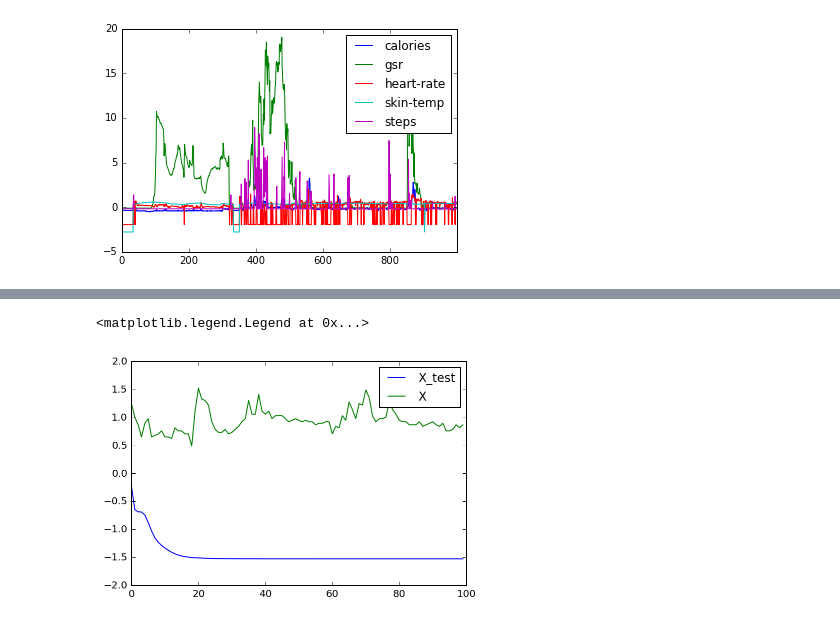
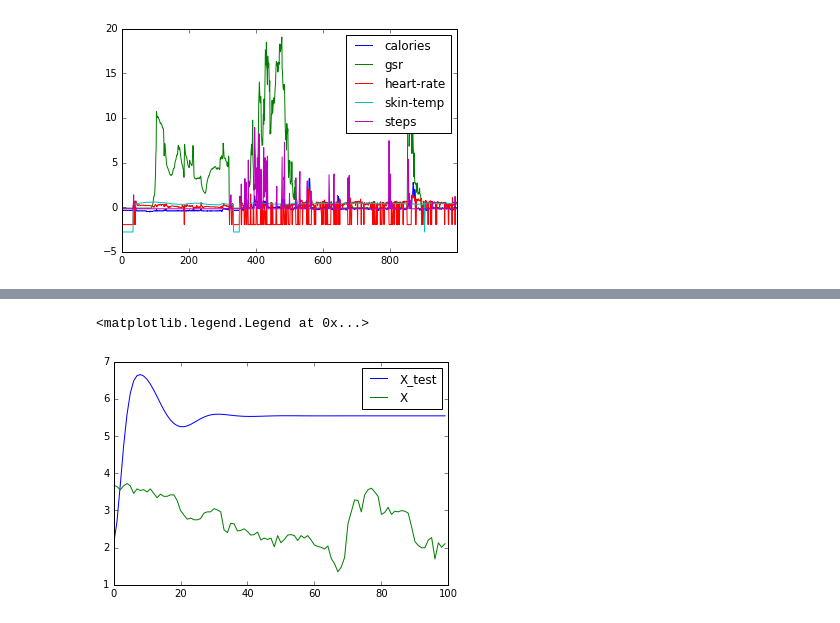
Before and after one commit to arasdar/DL, a Jupyter notebook: DLSTM-smartwatch.ipynb, the cells around one changed output, grey strips where cells are left out. Drawn from its saved outputs; the diff is of its cells as text; code cells hidden in the pictures.

```diff
--- a/DLSTM-smartwatch.ipynb
+++ b/DLSTM-smartwatch.ipynb
@@ -386,17 +385,17 @@ plt.legend()
 # %%
 mb = get_minibatch(X=X_valid, y=Y_valid, minibatch_size=time_step, shuffle=False)
 # len(mb)
 X, Y = mb[len(mb)//100]
 # X.shape, Y.shape
 state = net.initial_state()
 X_test = net.test(X_seed=X[0], h=state, size=time_step)
 # len(X_test)
 X_test = np.array(X_test)
 X = np.array(X)
 # X_test.shape, X.shape
-plt.plot(X_test[:, :, 2], label='X_test')
-plt.plot(X[:, 2], label='X')
+plt.plot(X_test[:, :, 1], label='X_test')
+plt.plot(X[:, 1], label='X')
 plt.legend()
 # %% [output]
 <matplotlib.legend.Legend at 0x...>
-[figure, old version]
+[figure, new version]
```
Also changed, not shown: parts of 4 cells of this notebook, 1 other file.
